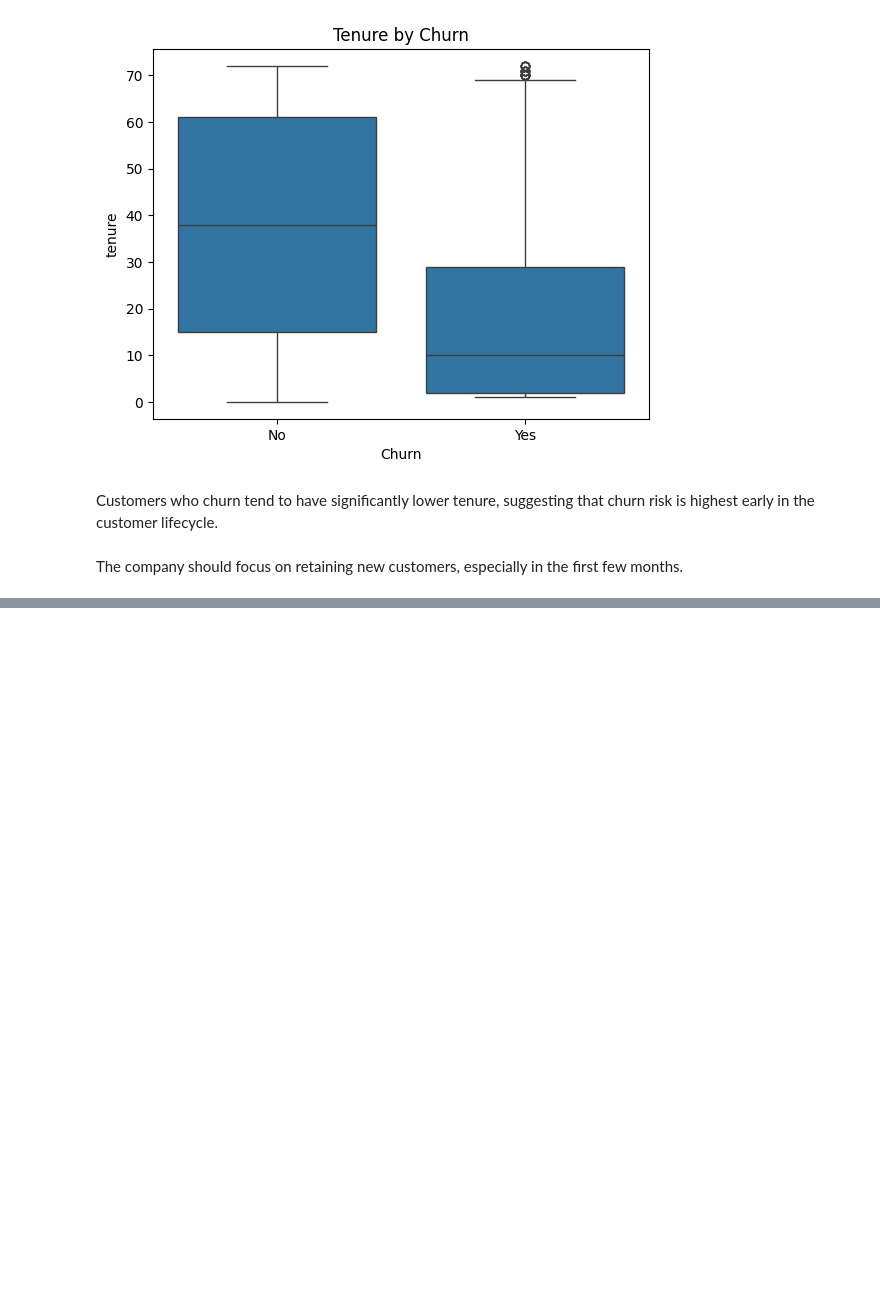
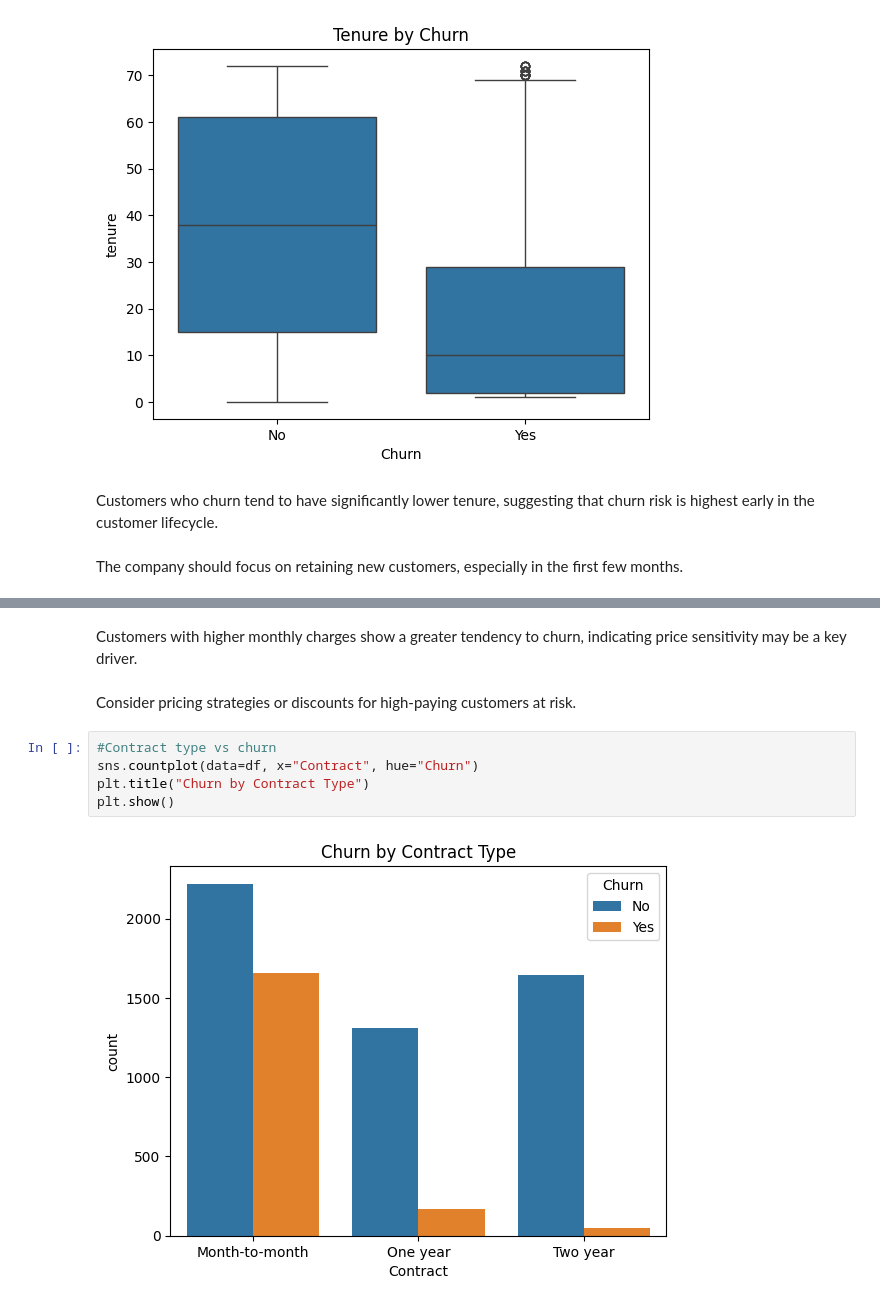
Before and after one commit to jblaibel/data_portfolio, a Jupyter notebook: churn_analysis/churn_analysis.ipynb, the cells around one changed output, grey strips where cells are left out. Cells and saved outputs as stored; diff of their text form; blank space fills up the shorter version.

```diff
--- a/churn_analysis/churn_analysis.ipynb
+++ b/churn_analysis/churn_analysis.ipynb
@@ -134,0 +142,11 @@ The company should focus on retaining new customers, especially in the first few
+# %% [markdown]
+Customers with higher monthly charges show a greater tendency to churn, indicating price sensitivity may be a key driver.
+# %% [markdown]
+Consider pricing strategies or discounts for high-paying customers at risk.
+# %%
+#Contract type vs churn
+sns.countplot(data=df, x="Contract", hue="Churn")
+plt.title("Churn by Contract Type")
+plt.show()
+# %% [output]
+[figure, added]
```
Also changed, not shown: parts of 12 cells of this notebook.
